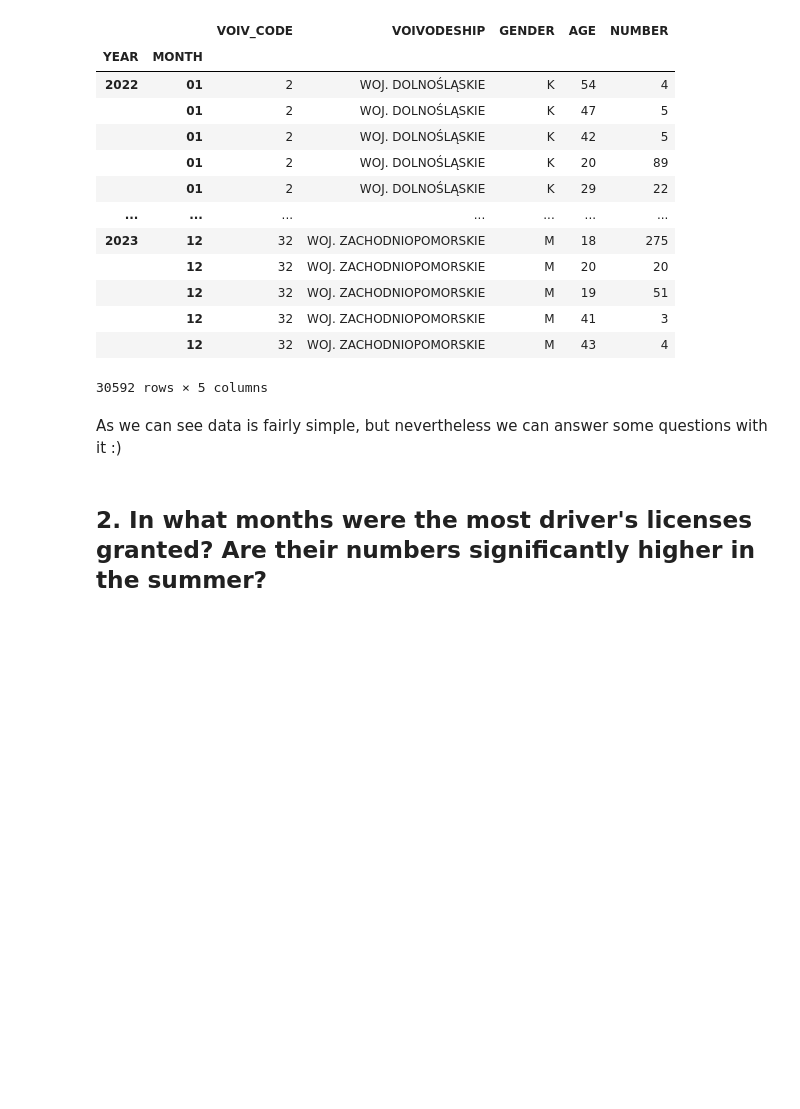
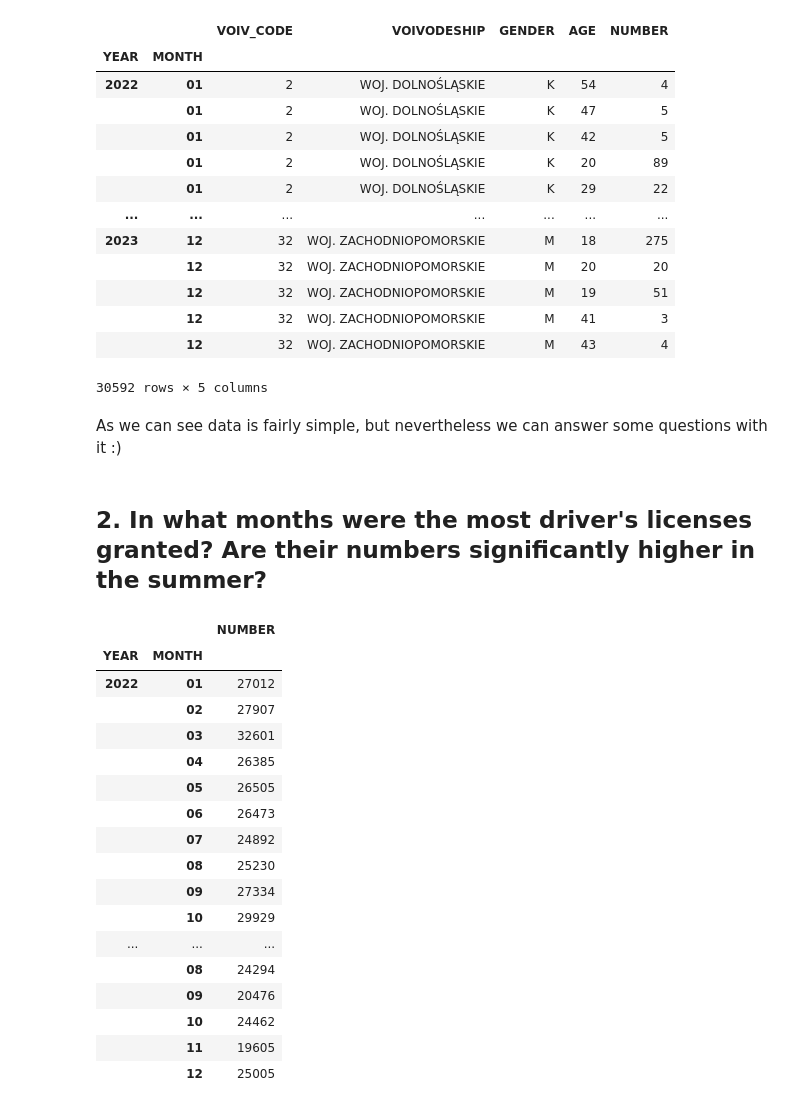
Before and after one commit to izabelakolodziejska/driver_license_analysis, a Jupyter notebook: analysis.ipynb, the cells around one changed output. Cells and saved outputs as stored; diff of their text form; code cells hidden in the pictures; blank space fills up the shorter version.

```diff
--- a/analysis.ipynb
+++ b/analysis.ipynb
@@ -71,9 +72,24 @@ As we can see data is fairly simple, but nevertheless we can answer some questio
 # %% [markdown]
 ## 2. In what months were the most driver's licenses granted? Are their numbers significantly higher in the summer?
 # %%
-num_months_1 = df_2022.groupby('DATA_MC')['LICZBA'].sum().to_frame()
-num_months_1 = num_months_1.reset_index()
-num_months_2 = df_2023.groupby('DATA_MC')['LICZBA'].sum().to_frame()
-num_months_2 = num_months_2.reset_index()
-num_months_1.rename(columns = {'DATA_MC':'MONTH', 'LICZBA':'NUMBER_OF_LICENSES'}, inplace = True)
-num_months_2.rename(columns = {'DATA_MC':'MONTH', 'LICZBA':'NUMBER_OF_LICENSES'}, inplace = True)
+num_months = df.groupby(['YEAR', 'MONTH'])['NUMBER'].sum().to_frame()
+num_months
+# %% [output]
+|  |  | NUMBER |
+| YEAR | MONTH |  |
+| 2022 | 01 | 27012 |
+|  | 02 | 27907 |
+|  | 03 | 32601 |
+|  | 04 | 26385 |
+|  | 05 | 26505 |
+|  | 06 | 26473 |
+|  | 07 | 24892 |
+|  | 08 | 25230 |
+|  | 09 | 27334 |
+|  | 10 | 29929 |
+| ... | ... | ... |
+|  | 08 | 24294 |
+|  | 09 | 20476 |
+|  | 10 | 24462 |
+|  | 11 | 19605 |
+|  | 12 | 25005 |
```
Also changed, not shown: parts of 4 cells of this notebook.
